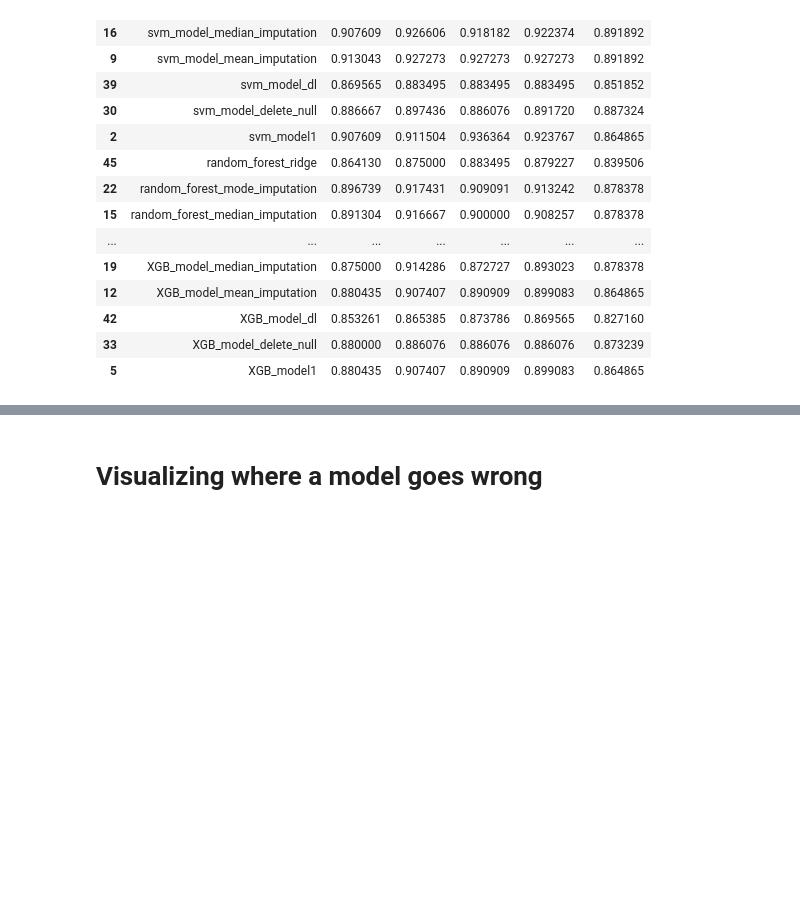
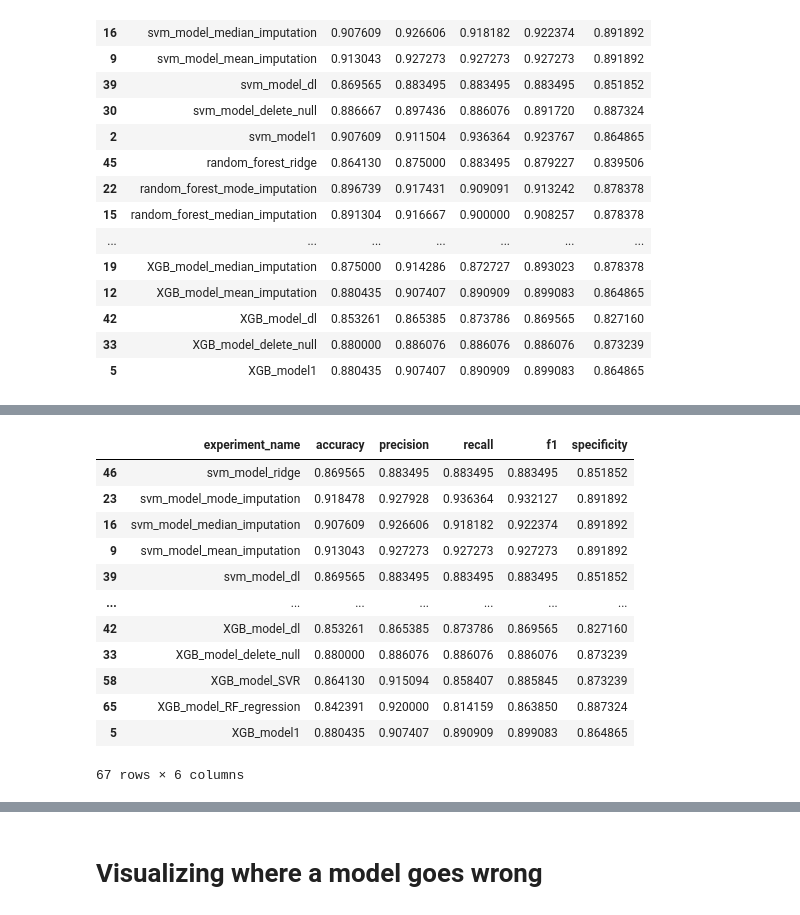
Before and after one commit to nripstein/Heart-Disease-Prediction, a Jupyter notebook: heart failure prediction notebook.ipynb, the cells around one changed output, grey strips where cells are left out. Saved outputs shown, nothing was run; the diff lists cells and outputs as text; code cells hidden in the pictures; blank space fills up the shorter version.

```diff
--- a/heart failure prediction notebook.ipynb
+++ b/heart failure prediction notebook.ipynb
@@ -1734,0 +1795,4 @@ dl_model_ridge already exists in the dataframe. Skipping addition.
+# %%
+models_df = test_regression_model(random_forest_regression1, "RF_regression", needs_cholesterol.copy(deep=True), full_train_regression, models_df, )
+display(models_df.drop("predictions", axis=1).sort_values(by="experiment_name", ascending=False))
+# %% [output]
@@ -1734,0 +1802,13 @@ dl_model_ridge already exists in the dataframe. Skipping addition.
+|  | experiment_name | accuracy | precision | recall | f1 | specificity |
+| 46 | svm_model_ridge | 0.869565 | 0.883495 | 0.883495 | 0.883495 | 0.851852 |
+| 23 | svm_model_mode_imputation | 0.918478 | 0.927928 | 0.936364 | 0.932127 | 0.891892 |
+| 16 | svm_model_median_imputation | 0.907609 | 0.926606 | 0.918182 | 0.922374 | 0.891892 |
+| 9 | svm_model_mean_imputation | 0.913043 | 0.927273 | 0.927273 | 0.927273 | 0.891892 |
+| 39 | svm_model_dl | 0.869565 | 0.883495 | 0.883495 | 0.883495 | 0.851852 |
+| ... | ... | ... | ... | ... | ... | ... |
+| 42 | XGB_model_dl | 0.853261 | 0.865385 | 0.873786 | 0.869565 | 0.827160 |
+| 33 | XGB_model_delete_null | 0.880000 | 0.886076 | 0.886076 | 0.886076 | 0.873239 |
+| 58 | XGB_model_SVR | 0.864130 | 0.915094 | 0.858407 | 0.885845 | 0.873239 |
+| 65 | XGB_model_RF_regression | 0.842391 | 0.920000 | 0.814159 | 0.863850 | 0.887324 |
+| 5 | XGB_model1 | 0.880435 | 0.907407 | 0.890909 | 0.899083 | 0.864865 |
+67 rows × 6 columns
```
Also changed, not shown: parts of 8 cells of this notebook.
